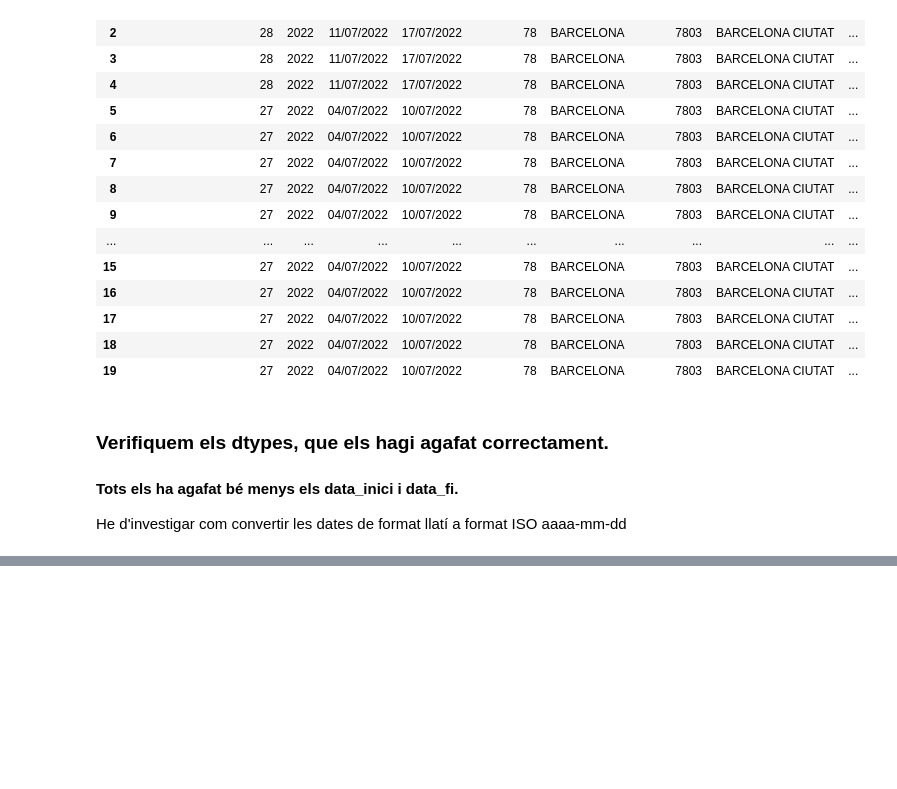
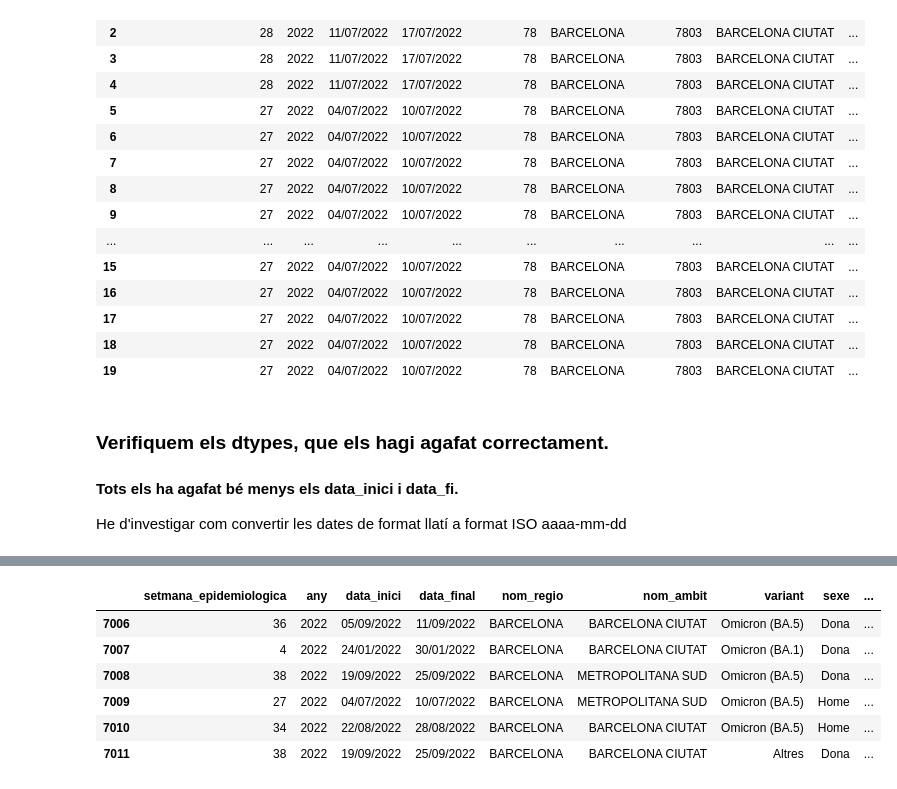
Before and after one commit to miquelamorosaldev/dawbio2-m14-bioinformatica-curs2022-2023-uf1-uf2, a Jupyter notebook: A026_PracticaExemple_Covid19Variants/exemplept1-profes.ipynb, the cells around one changed output, grey strips where cells are left out. Saved outputs shown, nothing was run; the diff lists cells and outputs as text; code cells hidden in the pictures; blank space fills up the shorter version.

```diff
--- a/A026_PracticaExemple_Covid19Variants/exemplept1-profes.ipynb
+++ b/A026_PracticaExemple_Covid19Variants/exemplept1-profes.ipynb
@@ -139,0 +165,17 @@ Tot seguit procedim a eliminar-los.
+# %%
+# Per comptar quants nan hi ha:
+# df_seqvariants_covid.isnull().sum()
+
+# Recomanable especificar la columna on hi ha els NaN, per rendiment.
+# inplace=True per actualitzar el df.
+df_seqvariants_covid.dropna(inplace=True,subset=['recompte'])
+# Mirem si s'han eliminat.
+df_seqvariants_covid.tail(6)
+# %% [output]
+|  | setmana_epidemiologica | any | data_inici | data_final | nom_regio | nom_ambit | variant | sexe | ... |
+| 7006 | 36 | 2022 | 05/09/2022 | 11/09/2022 | BARCELONA | BARCELONA CIUTAT | Omicron (BA.5) | Dona | ... |
+| 7007 | 4 | 2022 | 24/01/2022 | 30/01/2022 | BARCELONA | BARCELONA CIUTAT | Omicron (BA.1) | Dona | ... |
+| 7008 | 38 | 2022 | 19/09/2022 | 25/09/2022 | BARCELONA | METROPOLITANA SUD | Omicron (BA.5) | Dona | ... |
+| 7009 | 27 | 2022 | 04/07/2022 | 10/07/2022 | BARCELONA | METROPOLITANA SUD | Omicron (BA.5) | Home | ... |
+| 7010 | 34 | 2022 | 22/08/2022 | 28/08/2022 | BARCELONA | BARCELONA CIUTAT | Omicron (BA.5) | Home | ... |
+| 7011 | 38 | 2022 | 19/09/2022 | 25/09/2022 | BARCELONA | BARCELONA CIUTAT | Altres | Dona | ... |
```
Also changed, not shown: parts of 15 cells of this notebook, 3 other files.
